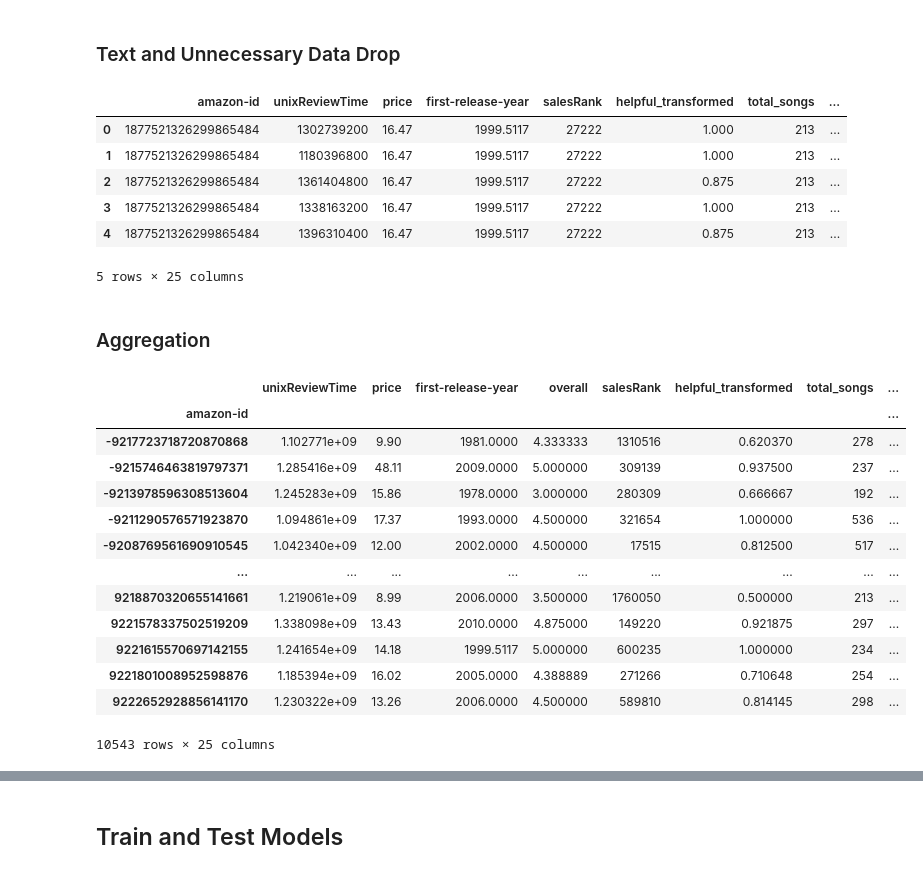
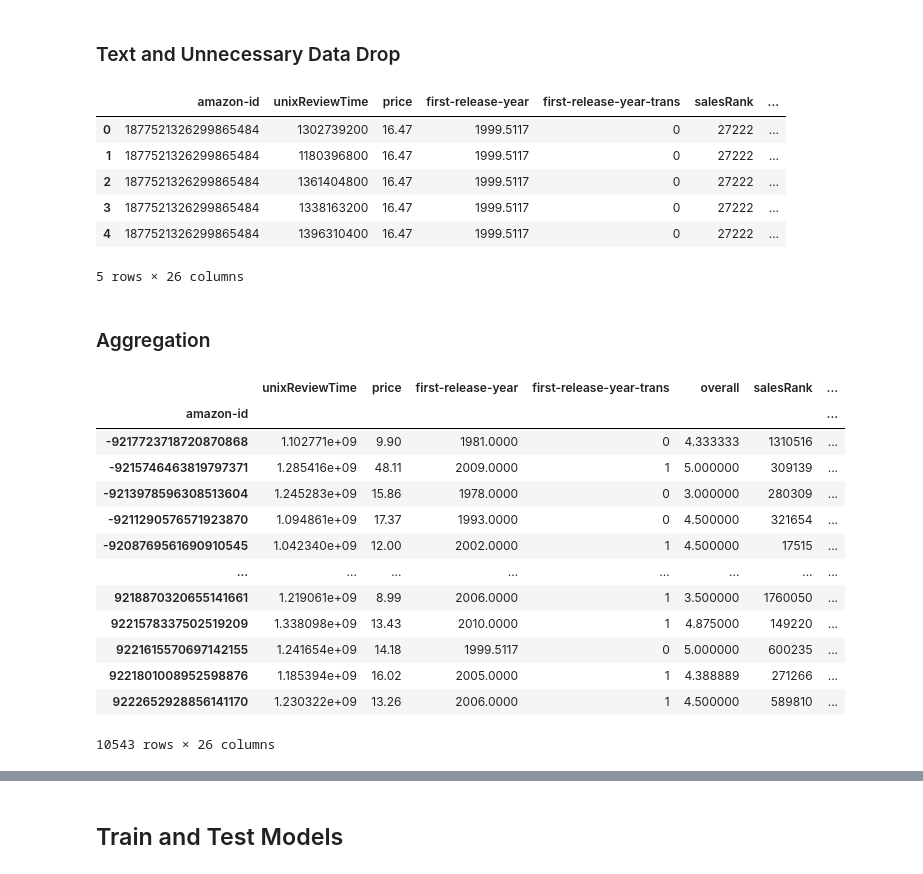
Before and after one commit to charliecarver/cosc247, a Jupyter notebook: testing/mingi/Mingi_playground_aggregation.ipynb, the cells around one changed output, grey strips where cells are left out. Cells and saved outputs as stored; diff of their text form; code cells hidden in the pictures.

```diff
--- a/testing/mingi/Mingi_playground_aggregation.ipynb
+++ b/testing/mingi/Mingi_playground_aggregation.ipynb
@@ -103,6 +104,7 @@ memory usage: 15.3+ MB
 df['helpful_transformed'] = df['helpful'].apply(lambda x: np.nan if literal_eval(x)[1]== 0 else literal_eval(x)[0]/literal_eval(x)[1])
 df['helpful_transformed'].fillna((df['helpful_transformed'].median()), inplace=True)
 df['first-release-year'].fillna((df['first-release-year'].mean()), inplace=True)
+df['first-release-year-trans'] = df['first-release-year'].apply(lambda x: 1 if x > 2000 else 0)
 
 # fill NaN with 0.5
 #df['helpful_transformed'] = df['helpful'].apply(lambda x: 0.5 if literal_eval(x)[1]== 0 else literal_eval(x)[0]/literal_eval(x)[1])
@@ -318,7 +322,7 @@ df_clean.drop(['helpful', 'reviewText', 'summary', 'categories', 'root-genre', '
 
 # only using data for quant analysis
 # with first-release-year
-feature_names = ["amazon-id", "unixReviewTime", "price", "first-release-year", "salesRank", "helpful_transformed", "total_songs", "total_copurchase",  "overall"]
+feature_names = ["amazon-id", "unixReviewTime", "price", "first-release-year", "first-release-year-trans", "salesRank", "helpful_transformed", "total_songs", "total_copurchase",  "overall"]
 
 genre_encoded_feature = [
 "Pop",
@@ -346,13 +350,13 @@ quant_data = df_clean[feature_names]
 
 quant_data.head()
 # %% [output]
-|  | amazon-id | unixReviewTime | price | first-release-year | salesRank | helpful_transformed | total_songs | ... |
-| 0 | 1877521326299865484 | 1302739200 | 16.47 | 1999.5117 | 27222 | 1.000 | 213 | ... |
-| 1 | 1877521326299865484 | 1180396800 | 16.47 | 1999.5117 | 27222 | 1.000 | 213 | ... |
-| 2 | 1877521326299865484 | 1361404800 | 16.47 | 1999.5117 | 27222 | 0.875 | 213 | ... |
-| 3 | 1877521326299865484 | 1338163200 | 16.47 | 1999.5117 | 27222 | 1.000 | 213 | ... |
-| 4 | 1877521326299865484 | 1396310400 | 16.47 | 1999.5117 | 27222 | 0.875 | 213 | ... |
+|  | amazon-id | unixReviewTime | price | first-release-year | first-release-year-trans | salesRank | ... |
+| 0 | 1877521326299865484 | 1302739200 | 16.47 | 1999.5117 | 0 | 27222 | ... |
+| 1 | 1877521326299865484 | 1180396800 | 16.47 | 1999.5117 | 0 | 27222 | ... |
+| 2 | 1877521326299865484 | 1361404800 | 16.47 | 1999.5117 | 0 | 27222 | ... |
+| 3 | 1877521326299865484 | 1338163200 | 16.47 | 1999.5117 | 0 | 27222 | ... |
+| 4 | 1877521326299865484 | 1396310400 | 16.47 | 1999.5117 | 0 | 27222 | ... |
-5 rows × 25 columns
+5 rows × 26 columns
 # %% [markdown]
 ### Aggregation
 # %%
@@ -371,44 +375,45 @@ product_data = quant_data.groupby('amazon-id').agg({
 product_data = quant_data.groupby('amazon-id').agg({
     'unixReviewTime': 'mean',
     'price': 'mean',
     'first-release-year': 'mean',
+    'first-release-year-trans': 'mean',
     'overall': 'mean',
     'salesRank': 'mean',
     'helpful_transformed': 'mean',
     'total_songs': 'mean',
     'total_copurchase': 'mean',
     "Pop": 'sum',
     "Rock": 'sum',
     "Classical": 'sum',
      "Latin Music": 'sum',
     "Country": 'sum',
      "Jazz": 'sum',
     "Dance & Electronic": 'sum',
     "Alternative Rock": 'sum',
     "New Age": 'sum',
     "Rap & Hip-Hop": 'sum',
     "Folk": 'sum',
     "Metal": 'sum',
     "R&B": 'sum',
     "Blues": 'sum',
     "Gospel": 'sum',
     "Reggae": 'sum'
     })
 
 product_data['Target'] = np.where(product_data['overall'] >= 4.5, True, False)
 product_data
 # %% [output]
-|  | unixReviewTime | price | first-release-year | overall | salesRank | helpful_transformed | total_songs | ... |
-| amazon-id |  |  |  |  |  |  |  | ... |
-| -9217723718720870868 | 1.102771e+09 | 9.90 | 1981.0000 | 4.333333 | 1310516 | 0.620370 | 278 | ... |
-| -9215746463819797371 | 1.285416e+09 | 48.11 | 2009.0000 | 5.000000 | 309139 | 0.937500 | 237 | ... |
-| -9213978596308513604 | 1.245283e+09 | 15.86 | 1978.0000 | 3.000000 | 280309 | 0.666667 | 192 | ... |
-| -9211290576571923870 | 1.094861e+09 | 17.37 | 1993.0000 | 4.500000 | 321654 | 1.000000 | 536 | ... |
-| -9208769561690910545 | 1.042340e+09 | 12.00 | 2002.0000 | 4.500000 | 17515 | 0.812500 | 517 | ... |
-| ... | ... | ... | ... | ... | ... | ... | ... | ... |
-| 9218870320655141661 | 1.219061e+09 | 8.99 | 2006.0000 | 3.500000 | 1760050 | 0.500000 | 213 | ... |
-| 9221578337502519209 | 1.338098e+09 | 13.43 | 2010.0000 | 4.875000 | 149220 | 0.921875 | 297 | ... |
-| 9221615570697142155 | 1.241654e+09 | 14.18 | 1999.5117 | 5.000000 | 600235 | 1.000000 | 234 | ... |
-| 9221801008952598876 | 1.185394e+09 | 16.02 | 2005.0000 | 4.388889 | 271266 | 0.710648 | 254 | ... |
-| 9222652928856141170 | 1.230322e+09 | 13.26 | 2006.0000 | 4.500000 | 589810 | 0.814145 | 298 | ... |
+|  | unixReviewTime | price | first-release-year | first-release-year-trans | overall | salesRank | ... |
+| amazon-id |  |  |  |  |  |  | ... |
+| -9217723718720870868 | 1.102771e+09 | 9.90 | 1981.0000 | 0 | 4.333333 | 1310516 | ... |
+| -9215746463819797371 | 1.285416e+09 | 48.11 | 2009.0000 | 1 | 5.000000 | 309139 | ... |
+| -9213978596308513604 | 1.245283e+09 | 15.86 | 1978.0000 | 0 | 3.000000 | 280309 | ... |
+| -9211290576571923870 | 1.094861e+09 | 17.37 | 1993.0000 | 0 | 4.500000 | 321654 | ... |
+| -9208769561690910545 | 1.042340e+09 | 12.00 | 2002.0000 | 1 | 4.500000 | 17515 | ... |
+| ... | ... | ... | ... | ... | ... | ... | ... |
+| 9218870320655141661 | 1.219061e+09 | 8.99 | 2006.0000 | 1 | 3.500000 | 1760050 | ... |
+| 9221578337502519209 | 1.338098e+09 | 13.43 | 2010.0000 | 1 | 4.875000 | 149220 | ... |
+| 9221615570697142155 | 1.241654e+09 | 14.18 | 1999.5117 | 0 | 5.000000 | 600235 | ... |
+| 9221801008952598876 | 1.185394e+09 | 16.02 | 2005.0000 | 1 | 4.388889 | 271266 | ... |
+| 9222652928856141170 | 1.230322e+09 | 13.26 | 2006.0000 | 1 | 4.500000 | 589810 | ... |
-10543 rows × 25 columns
+10543 rows × 26 columns
```
Also changed, not shown: parts of 19 cells of this notebook, 4 other files.
